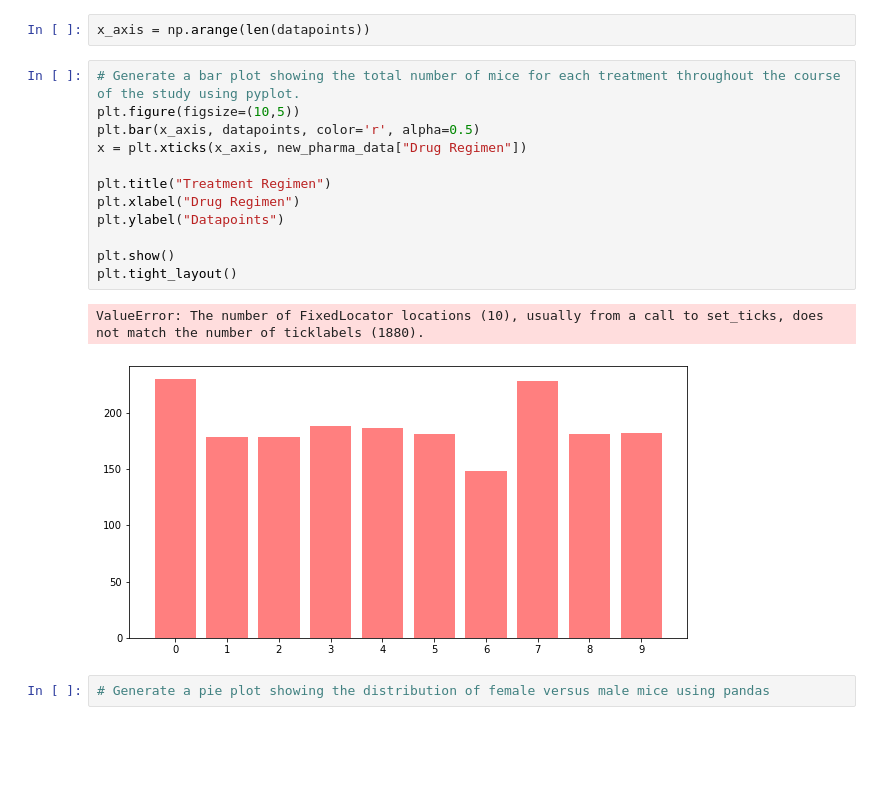
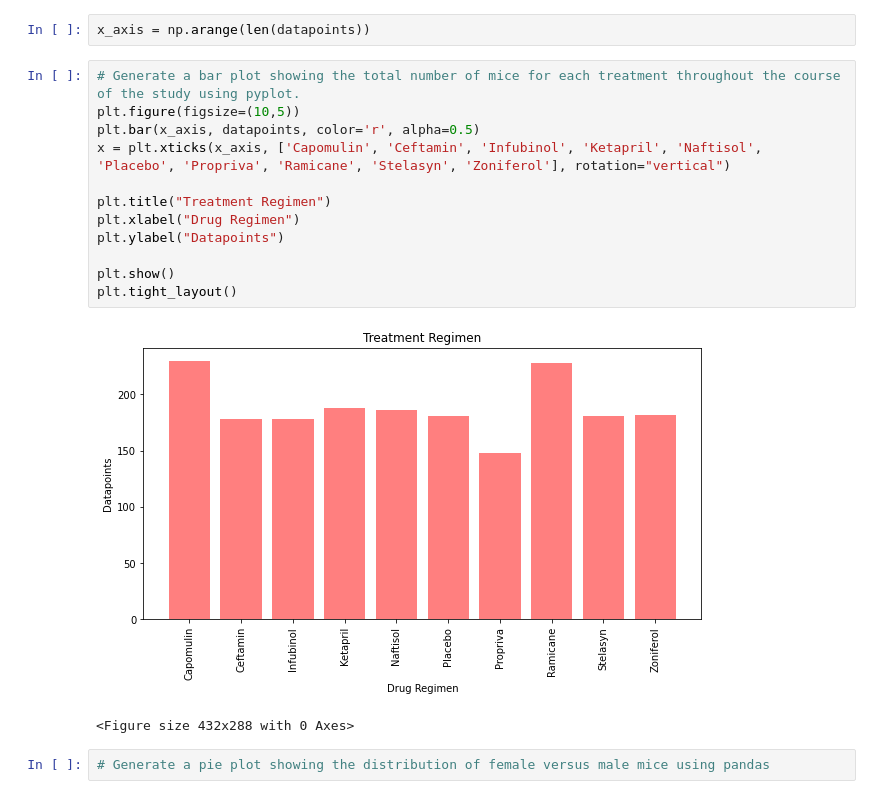
Before and after one commit to davidmrtnz20/Matplotlib-Homework-The-Power-of-Plots, a Jupyter notebook: Pymaceuticals/pymaceuticals_starter.ipynb, the cells around one changed output. Saved outputs shown, nothing was run; the diff lists cells and outputs as text; blank space fills up the shorter version.

```diff
--- a/Pymaceuticals/pymaceuticals_starter.ipynb
+++ b/Pymaceuticals/pymaceuticals_starter.ipynb
@@ -133,18 +120,18 @@ x_axis = np.arange(len(datapoints))
 # %%
 # Generate a bar plot showing the total number of mice for each treatment throughout the course of the study using pyplot.
 plt.figure(figsize=(10,5))
 plt.bar(x_axis, datapoints, color='r', alpha=0.5)
-x = plt.xticks(x_axis, new_pharma_data["Drug Regimen"])
+x = plt.xticks(x_axis, ['Capomulin', 'Ceftamin', 'Infubinol', 'Ketapril', 'Naftisol', 'Placebo', 'Propriva', 'Ramicane', 'Stelasyn', 'Zoniferol'], rotation="vertical")
 
 plt.title("Treatment Regimen")
 plt.xlabel("Drug Regimen")
 plt.ylabel("Datapoints")
 
 plt.show()
 plt.tight_layout()
 # %% [output]
+[figure, new version]
-ValueError: The number of FixedLocator locations (10), usually from a call to set_ticks, does not match the number of ticklabels (1880).
+<Figure size 432x288 with 0 Axes>
-[figure, old version]
 # %%
 # Generate a pie plot showing the distribution of female versus male mice using pandas
 # %%
```
Also changed, not shown: parts of 1 cell of this notebook.
